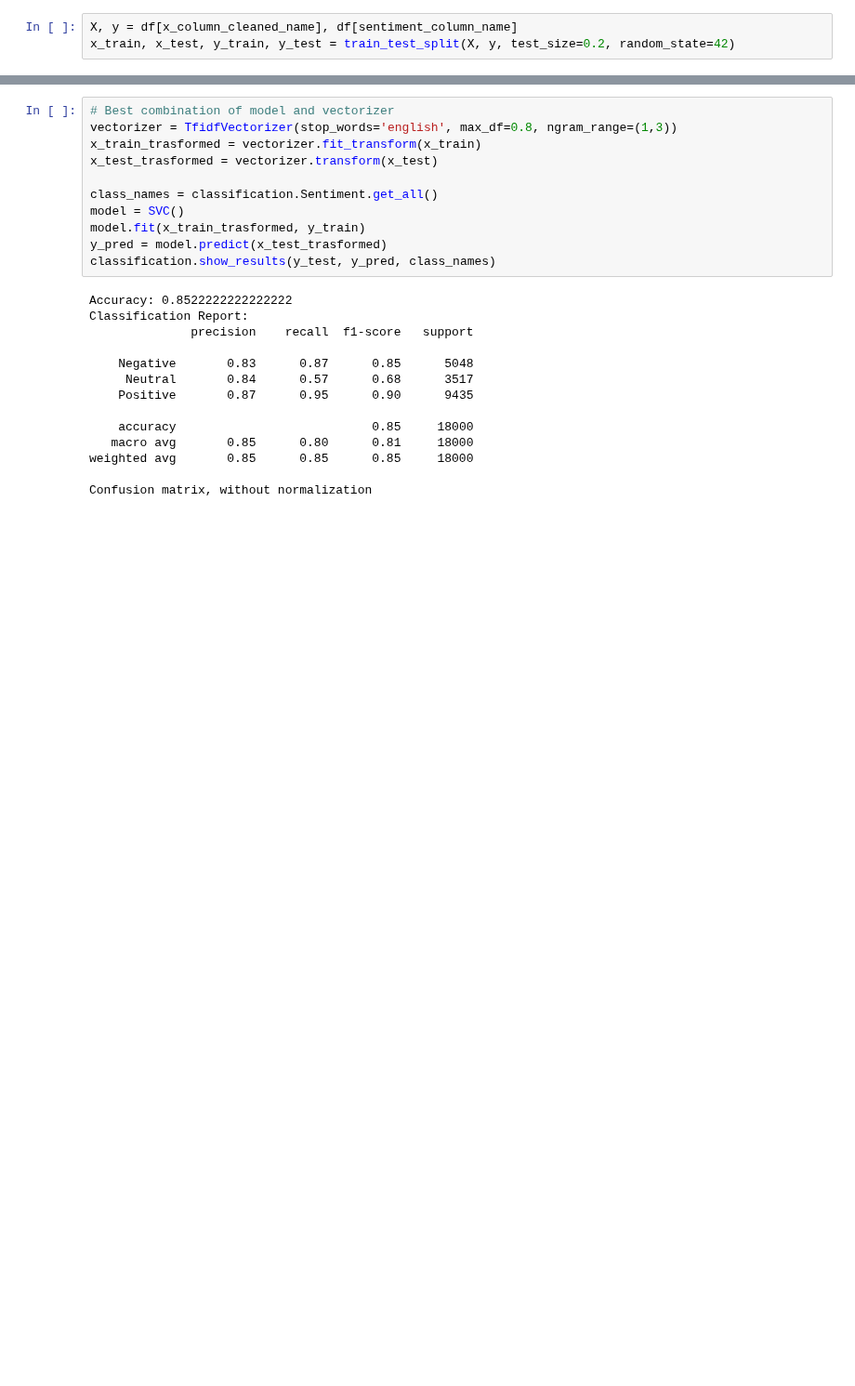
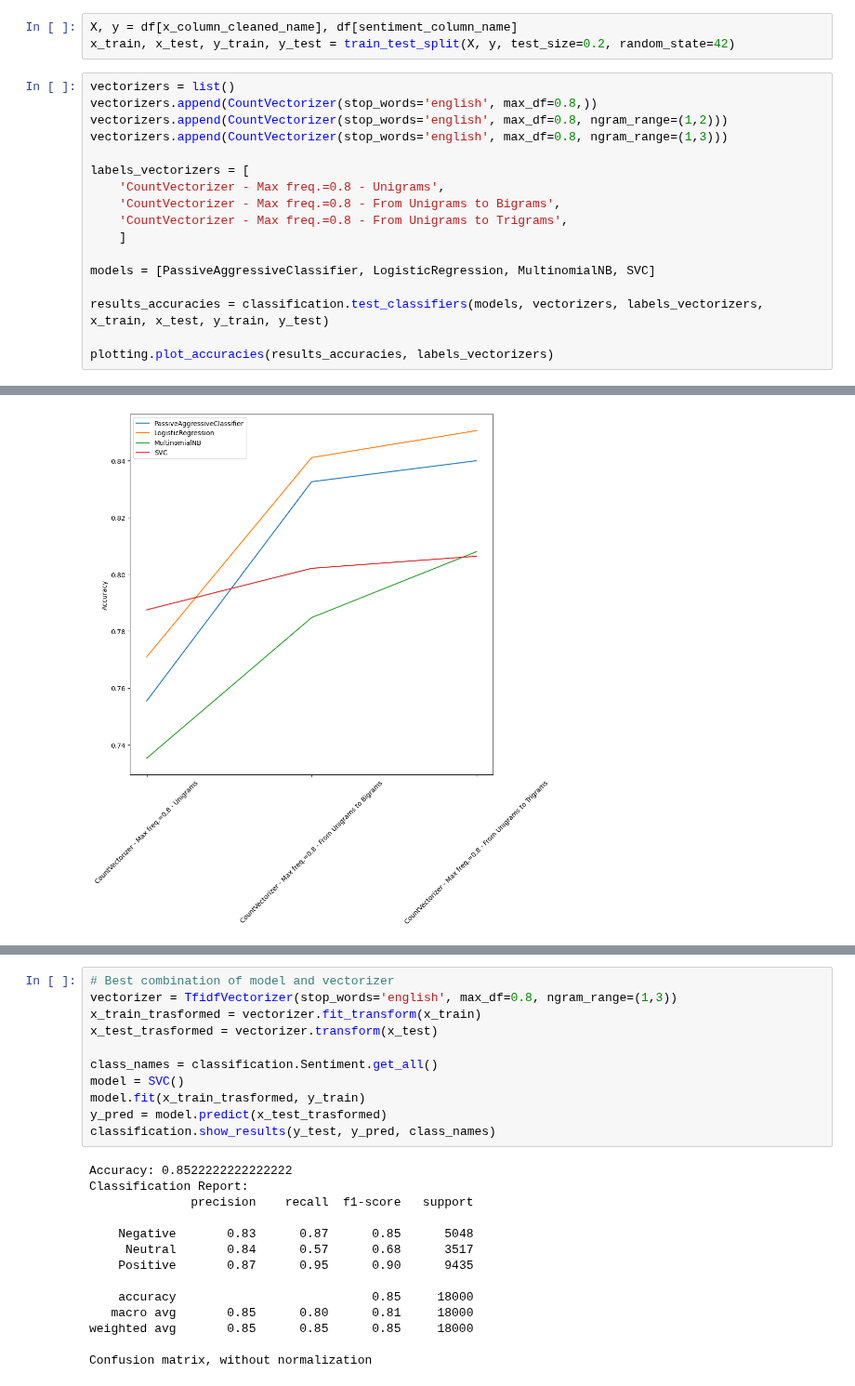
Before and after one commit to tkachenko0/McDonalds-FinderBot-for-Telegram, a Jupyter notebook: nb_OurCLF.ipynb, the cells around one changed output, grey strips where cells are left out. Shown at 93% size. Drawn from its saved outputs; the diff is of its cells as text; blank space fills up the shorter version.

```diff
--- a/nb_OurCLF.ipynb
+++ b/nb_OurCLF.ipynb
@@ -50,3 +60,21 @@ KeyboardInterrupt:
 # %%
 X, y = df[x_column_cleaned_name], df[sentiment_column_name]
 x_train, x_test, y_train, y_test = train_test_split(X, y, test_size=0.2, random_state=42)
+# %%
+vectorizers = list()
+vectorizers.append(CountVectorizer(stop_words='english', max_df=0.8,))
+vectorizers.append(CountVectorizer(stop_words='english', max_df=0.8, ngram_range=(1,2)))
+vectorizers.append(CountVectorizer(stop_words='english', max_df=0.8, ngram_range=(1,3)))
+
+labels_vectorizers = [
+    'CountVectorizer - Max freq.=0.8 - Unigrams',
+    'CountVectorizer - Max freq.=0.8 - From Unigrams to Bigrams',
+    'CountVectorizer - Max freq.=0.8 - From Unigrams to Trigrams',
+    ]
+
+models = [PassiveAggressiveClassifier, LogisticRegression, MultinomialNB, SVC]
+
+results_accuracies = classification.test_classifiers(models, vectorizers, labels_vectorizers, x_train, x_test, y_train, y_test)
+
+plotting.plot_accuracies(results_accuracies, labels_vectorizers)
+# %% [output]
@@ -53,2 +99,3 @@ x_train, x_test, y_train, y_test = train_test_split(X, y, test_size=0.2, random_
+[figure, added]
 # %%
 vectorizers = list()
```
Also changed, not shown: parts of 3 cells of this notebook, 4 other files.
